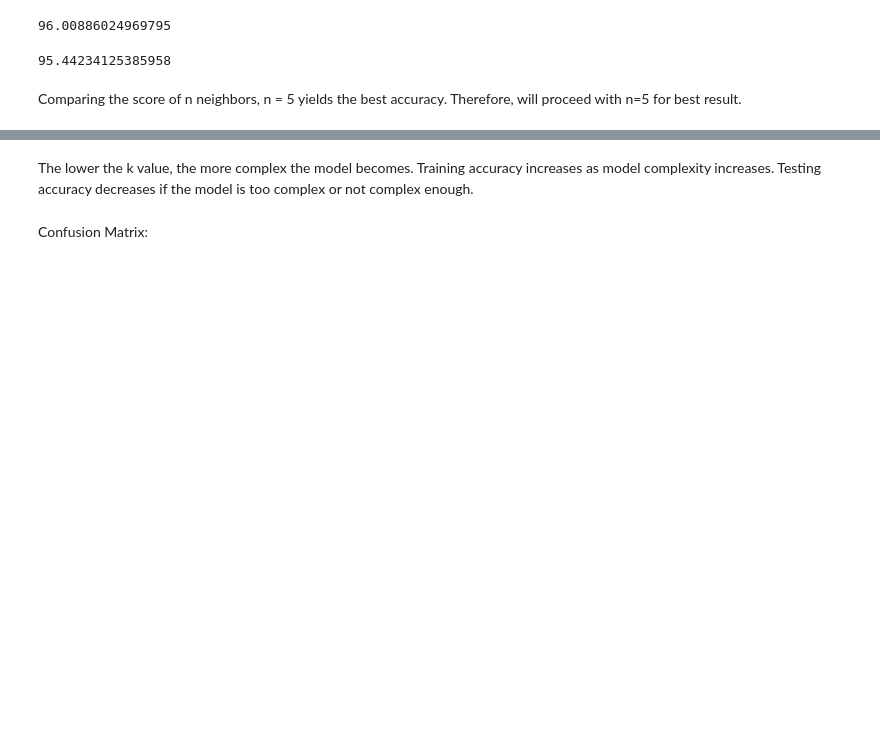
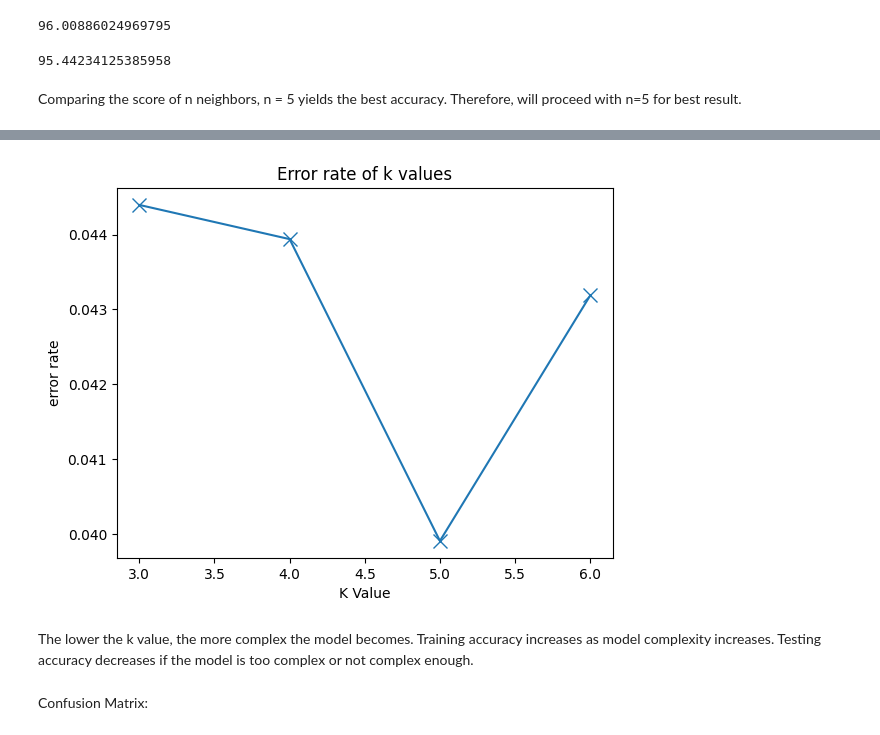
Before and after one commit to ArpithaSrinivas5/CMPE255_DataMinningProject, a Jupyter notebook: Ankita/AJ's_Copy_of_testing_ground.ipynb, the cells around one changed output, grey strips where cells are left out. Saved outputs shown, nothing was run; the diff lists cells and outputs as text; code cells hidden in the pictures; blank space fills up the shorter version.

```diff
--- a/Ankita/AJ's_Copy_of_testing_ground.ipynb
+++ b/Ankita/AJ's_Copy_of_testing_ground.ipynb
@@ -244,3 +246,12 @@ Text(0, 0.5, 'Test Accuracy Score')
+# %%
+#error rate plot
+plt.plot(k_val, error, marker="x", markersize=10)
+plt.title("Error rate of k values")
+plt.xlabel("K Value")
+plt.ylabel("error rate")
+plt.show()
+# %% [output]
+[figure, added]
 # %% [markdown]
 The lower the k value, the more complex the model becomes. Training accuracy increases as model complexity increases. Testing accuracy decreases if the model is too complex or not complex enough.
 # %% [markdown]
```
Also changed, not shown: parts of 2 cells of this notebook.
